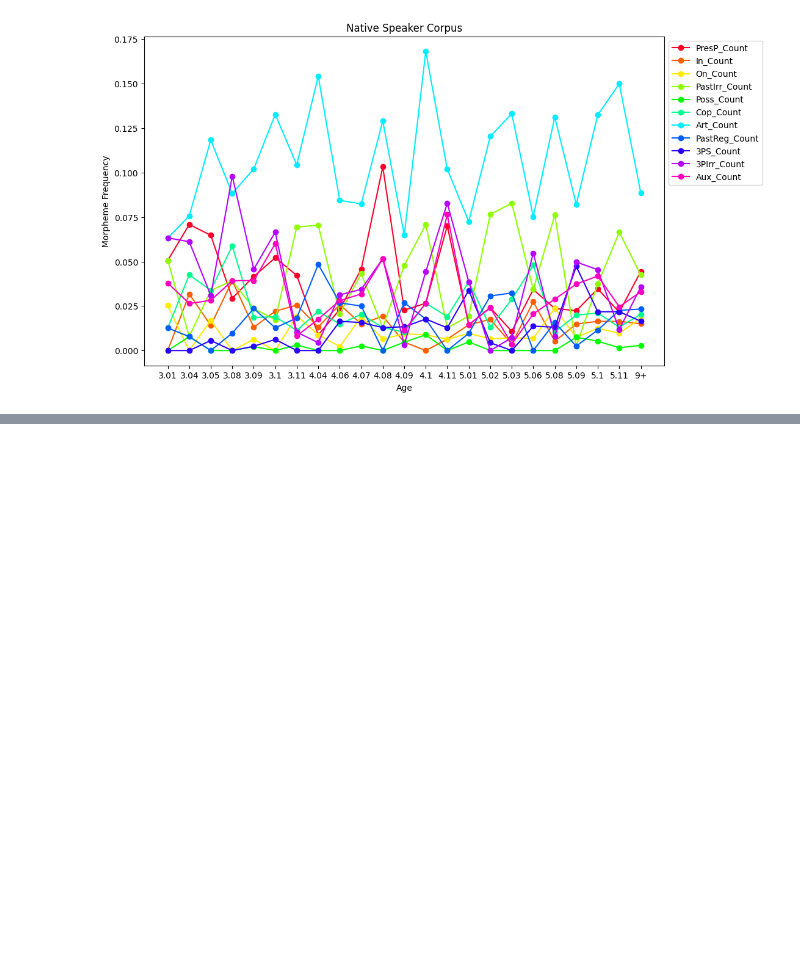
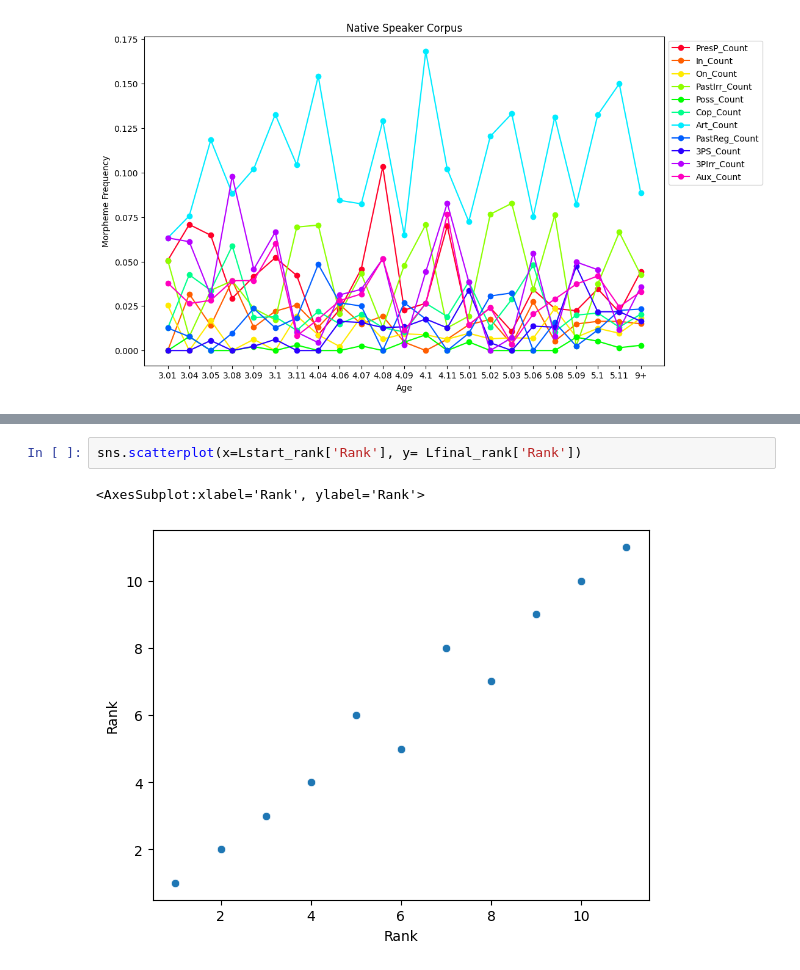
Before and after one commit to Data-Science-for-Linguists-2023/Morpheme-Acquisition-Analysis, a Jupyter notebook: notebooks/data_analysis.ipynb, the cells around one changed output, grey strips where cells are left out. Cells and saved outputs as stored; diff of their text form; blank space fills up the shorter version.

```diff
--- a/notebooks/data_analysis.ipynb
+++ b/notebooks/data_analysis.ipynb
@@ -364,0 +371,5 @@ keys=['Nstart', 'Nfinal', 'Lstart', 'Lfinal'])
+# %%
+sns.scatterplot(x=Lstart_rank['Rank'], y= Lfinal_rank['Rank'])
+# %% [output]
+<AxesSubplot:xlabel='Rank', ylabel='Rank'>
+[figure, added]
```
Also changed, not shown: parts of 14 cells of this notebook.
